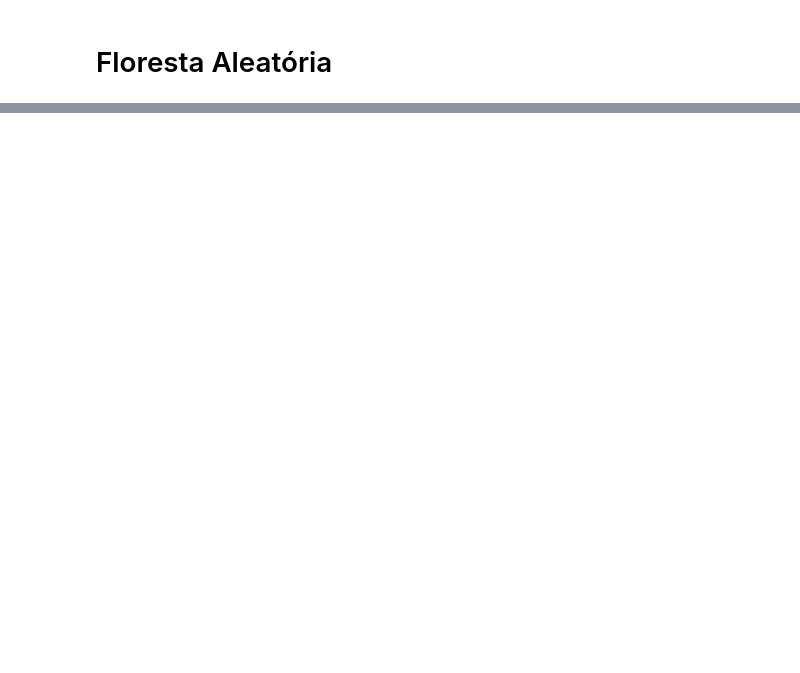
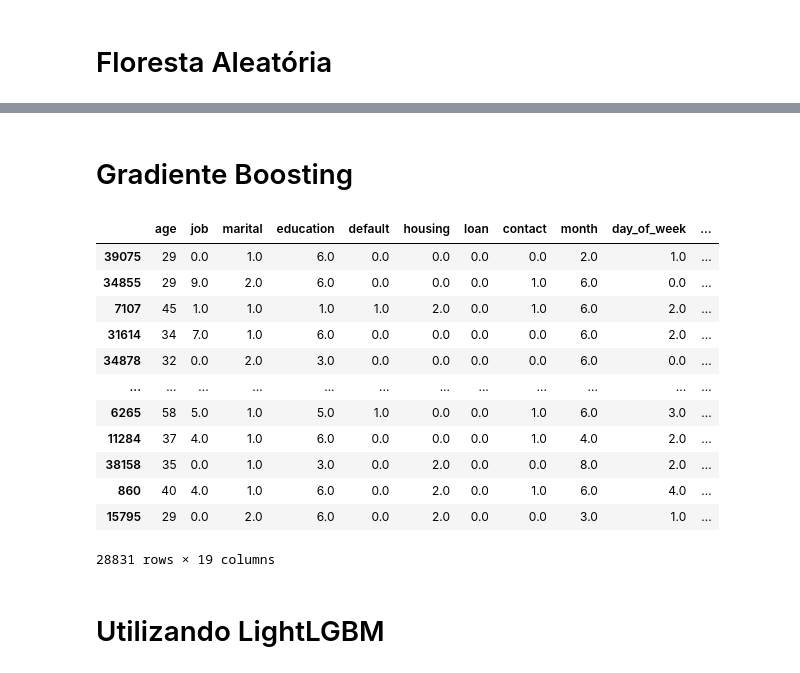
Before and after one commit to Henriquerezer/Machine_Learning, a Jupyter notebook: COURSERA/IBM/Classification/atividade_classificação.ipynb, the cells around one changed output, grey strips where cells are left out. Cells and saved outputs as stored; diff of their text form; code cells hidden in the pictures; blank space fills up the shorter version.

```diff
--- a/COURSERA/IBM/Classification/atividade_classificação.ipynb
+++ b/COURSERA/IBM/Classification/atividade_classificação.ipynb
@@ -426,0 +447,18 @@ auc
+# %%
+from sklearn.ensemble import RandomForestClassifier
+from sklearn.model_selection import GridSearchCV
+
+params = {
+    'criterion' : ['gini', 'entropy'],
+    'max_depth' : [3,5,7,9,11,13,15],
+   # 'class_weight' : [None, 'balanced'],
+}
+
+rf = GridSearchCV(RandomForestClassifier(n_estimators = 500, random_state = 42, n_jobs = -1),
+                  params,
+                  cv = 5,
+                  scoring = 'roc_auc',
+                  verbose = 10
+)
+
+rf.fit(X_train_o, y_train) # duration of 7 min
@@ -426,0 +503,7 @@ auc
+# %%
+importance = rf.best_estimator_.feature_importances_
+cols = X_train_o.columns
+order = np.argsort(importance)[::-1] #Indexes that sort in ascending order, then we invert with [::-1] so that it is in descending order
+
+for col,imp in zip(cols[order], importance[order]):
+  print(f'{col:30s} {imp: .2f}')
@@ -426,0 +530,37 @@ auc
+# %% [markdown]
+# Gradiente Boosting
+# %%
+from sklearn.model_selection import train_test_split
+
+X_train, X_test, y_train, y_test = train_test_split(X,y, test_size = 0.3, random_state = 42)
+
+from sklearn.preprocessing import OrdinalEncoder
+X_train_o = X_train.copy()
+X_test_o  = X_test.copy()
+
+#Making an encoder for each column, this way we will maintain traceability
+
+encoders = {} # a chave vai ser o nome da coluna
+for col,dtype in X_train_o.dtypes.items():
+  if dtype == 'object':
+    encoders[col] = OrdinalEncoder(handle_unknown= 'use_encoded_value', unknown_value = -1) # Here we are telling the function to set the value of -1 when it finds values not yet seen in the training data. To avoid mistakes.
+    X_train_o.loc[:,col] = encoders[col].fit_transform(X_train_o[[col]]) # Using 2 square brackets, a dataframe will be removed from a column, instead of an array.
+    X_test_o.loc[:,col] = encoders[col].transform(X_test_o[[col]]) # On training data ( Learn and transform ) and on test data ( Aprnas transform )
+
+X_train_o
+# %% [output]
+|  | age | job | marital | education | default | housing | loan | contact | month | day_of_week | ... |
+| 39075 | 29 | 0.0 | 1.0 | 6.0 | 0.0 | 0.0 | 0.0 | 0.0 | 2.0 | 1.0 | ... |
+| 34855 | 29 | 9.0 | 2.0 | 6.0 | 0.0 | 0.0 | 0.0 | 1.0 | 6.0 | 0.0 | ... |
+| 7107 | 45 | 1.0 | 1.0 | 1.0 | 1.0 | 2.0 | 0.0 | 1.0 | 6.0 | 2.0 | ... |
+| 31614 | 34 | 7.0 | 1.0 | 6.0 | 0.0 | 0.0 | 0.0 | 0.0 | 6.0 | 2.0 | ... |
+| 34878 | 32 | 0.0 | 2.0 | 3.0 | 0.0 | 0.0 | 0.0 | 0.0 | 6.0 | 0.0 | ... |
+| ... | ... | ... | ... | ... | ... | ... | ... | ... | ... | ... | ... |
+| 6265 | 58 | 5.0 | 1.0 | 5.0 | 1.0 | 0.0 | 0.0 | 1.0 | 6.0 | 3.0 | ... |
+| 11284 | 37 | 4.0 | 1.0 | 6.0 | 0.0 | 0.0 | 0.0 | 1.0 | 4.0 | 2.0 | ... |
+| 38158 | 35 | 0.0 | 1.0 | 3.0 | 0.0 | 2.0 | 0.0 | 0.0 | 8.0 | 2.0 | ... |
+| 860 | 40 | 4.0 | 1.0 | 6.0 | 0.0 | 2.0 | 0.0 | 1.0 | 6.0 | 4.0 | ... |
+| 15795 | 29 | 0.0 | 2.0 | 6.0 | 0.0 | 2.0 | 0.0 | 0.0 | 3.0 | 1.0 | ... |
+28831 rows × 19 columns
+# %% [markdown]
+# Utilizando LightLGBM
```
Also changed, not shown: parts of 28 cells of this notebook.
